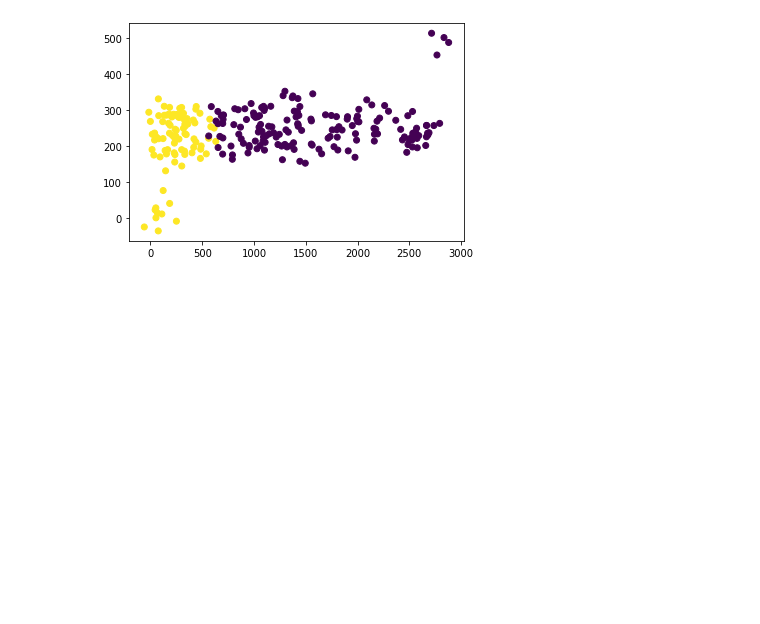
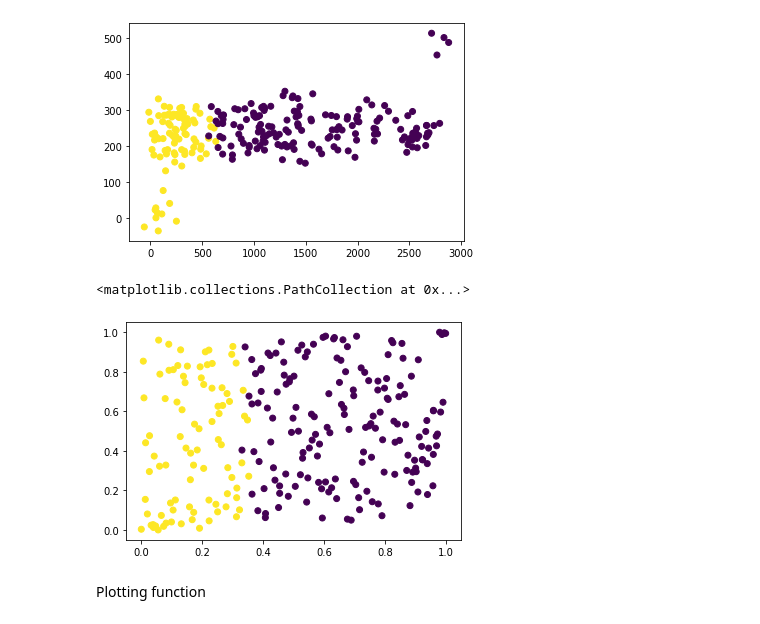
Before and after one commit to JunaedAbed/ai-notebooks, a Jupyter notebook: scikit-prep/scikit-prep.ipynb, the cells around one changed output. Drawn from its saved outputs; the diff is of its cells as text; code cells hidden in the pictures; blank space fills up the shorter version.

```diff
--- a/scikit-prep/scikit-prep.ipynb
+++ b/scikit-prep/scikit-prep.ipynb
@@ -5,7 +7,7 @@ import numpy as np
 import pandas as pd
 import matplotlib.pylab as plt
 # %%
-df = pd.read_csv('/content/sample_data/drawndata1.csv')
+df = pd.read_csv('https://raw.githubusercontent.com/JunaedAbed/ai-notebooks/master/scikit-prep/drawndata1.csv')
 # %%
 df.head(3)
 # %% [output]
@@ -21,3 +23,15 @@ plt.scatter(X[:, 0], X[:, 1], c=y)
 # %% [output]
 <matplotlib.collections.PathCollection at 0x...>
 [figure]
+# %%
+from sklearn.preprocessing import StandardScaler, QuantileTransformer
+from sklearn.neighbors import KNeighborsClassifier
+from sklearn.pipeline import Pipeline
+
+X_new = QuantileTransformer(n_quantiles=100).fit_transform(X)
+plt.scatter(X_new[:, 0], X_new[:, 1], c=y)
+# %% [output]
+<matplotlib.collections.PathCollection at 0x...>
+[figure, added]
+# %% [markdown]
+Plotting function
```
Also changed, not shown: parts of 17 cells of this notebook.
